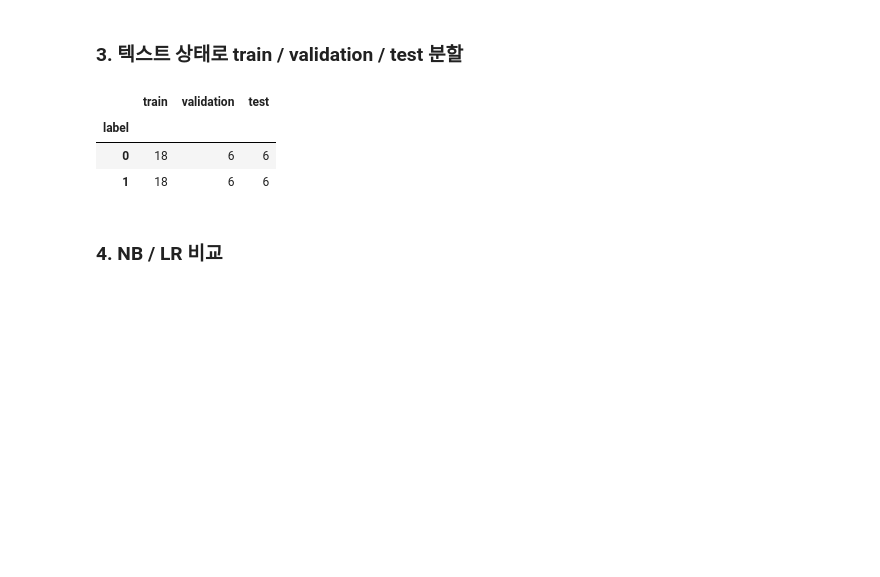
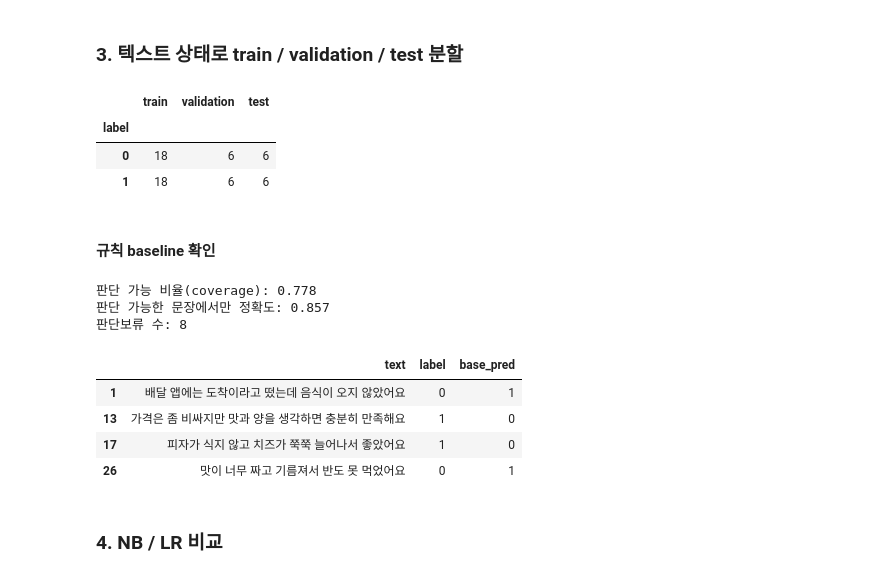
Before and after one commit to KyeongTaek/NLP_2026, a Jupyter notebook: mid_term_proj/sentiment_analysis_pipeline/notebooks/midterm_analysis.ipynb, the cells around one changed output. Drawn from its saved outputs; the diff is of its cells as text; code cells hidden in the pictures; blank space fills up the shorter version.

```diff
--- a/mid_term_proj/sentiment_analysis_pipeline/notebooks/midterm_analysis.ipynb
+++ b/mid_term_proj/sentiment_analysis_pipeline/notebooks/midterm_analysis.ipynb
@@ -204,6 +204,29 @@ display(pd.DataFrame({name: part_df['label'].value_counts().sort_index()
 | label |  |  |  |
 | 0 | 18 | 6 | 6 |
 | 1 | 18 | 6 | 6 |
+# %% [markdown]
+#### 규칙 baseline 확인
+# %%
+rule_scores = train_df.text.map(improved_rule_score)
+covered = rule_scores.ne(0) # 0과 다른지
+rule_pred = (rule_scores[covered] > 0).astype(int)
+print('판단 가능 비율(coverage):', round(float(covered.mean()), 3))
+if covered.any():
+    print('판단 가능한 문장에서만 정확도:', round(accuracy_score(train_df.loc[covered, 'label'], rule_pred), 3))
+print('판단보류 수:', int((~covered).sum()))
+
+base_result_df = train_df.loc[rule_pred.index].copy()
+base_result_df['base_pred'] = rule_pred
+display(base_result_df.loc[base_result_df['base_pred'] != base_result_df['label'], ['text', 'label', 'base_pred']])
+# %% [output]
+판단 가능 비율(coverage): 0.778
+판단 가능한 문장에서만 정확도: 0.857
+판단보류 수: 8
+|  | text | label | base_pred |
+| 1 | 배달 앱에는 도착이라고 떴는데 음식이 오지 않았어요 | 0 | 1 |
+| 13 | 가격은 좀 비싸지만 맛과 양을 생각하면 충분히 만족해요 | 1 | 0 |
+| 17 | 피자가 식지 않고 치즈가 쭉쭉 늘어나서 좋았어요 | 1 | 0 |
+| 26 | 맛이 너무 짜고 기름져서 반도 못 먹었어요 | 0 | 1 |
 # %% [markdown]
 ### 4. NB / LR 비교
 # %%
```
Also changed, not shown: parts of 6 cells of this notebook.
